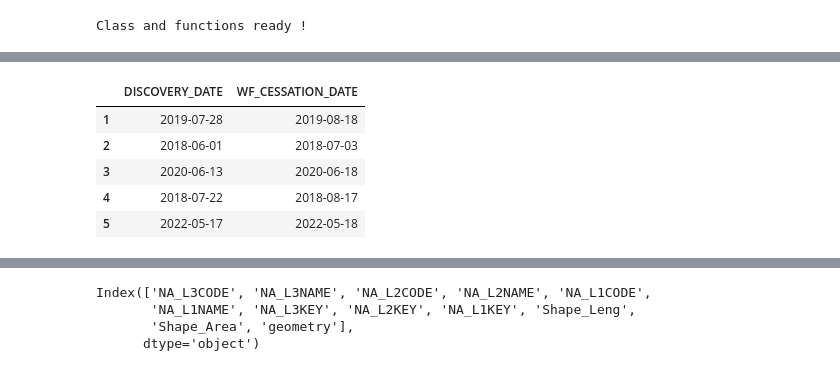
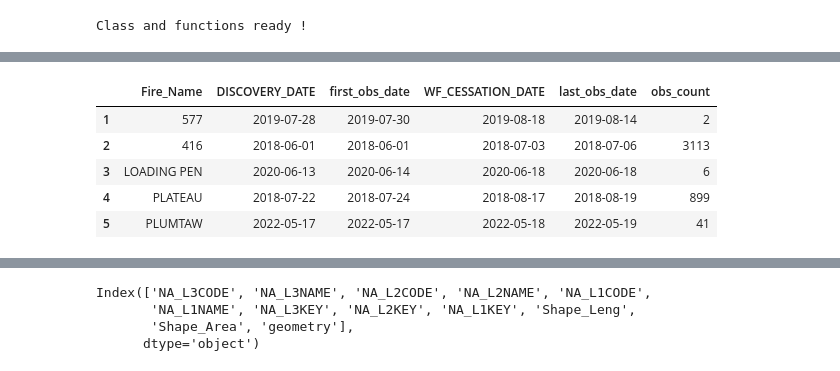
Before and after one commit to natshoff/aspen-fire-fork, a Jupyter notebook: Aim2/code/Python/XXviirs_access-swath.ipynb, the cells around one changed output, grey strips where cells are left out. Saved outputs shown, nothing was run; the diff lists cells and outputs as text; code cells hidden in the pictures.

```diff
--- a/Aim2/code/Python/XXviirs_access-swath.ipynb
+++ b/Aim2/code/Python/XXviirs_access-swath.ipynb
@@ -296,22 +293,17 @@ Class and functions ready !
 # Load the fire data
 # %%
 # Load the fire dataset for the Southern Rockies
-fp = os.path.join(projdir,'data/spatial/mod/NIFC/nifc-ics_2018_to_2023-aspen.gpkg')
-fires = gpd.read_file(fp)
-
-# subset to Southern Rockies
+fires = gpd.read_file(os.path.join(projdir,'data/spatial/mod/NIFC/nifc-ics_2018_to_2023-aspen-obs.gpkg'))
 fires = fires[fires['na_l3name'] == 'Southern Rockies']
 
 # tidy the fire id and name columns
 fires.rename(columns={'NIFC_ID': 'Fire_ID', 'NIFC_NAME': 'Fire_Name'}, inplace=True)
-# tify the date columns
+fires['obs_count'] = fires['obs_count'].fillna(0).astype(int) # fill NaN as 0 obs.
+fires = fires[fires['obs_count'] != 0]
+# tidy the date columns
 fires['DISCOVERY_DATE'] = pd.to_datetime(fires['DISCOVERY_DATE']).dt.date
 fires['WF_CESSATION_DATE'] = pd.to_datetime(fires['WF_CESSATION_DATE']).dt.date
 
-# # Adjust the start and end dates
-# fires['start_date'] = fires['DISCOVERY_DATE'] - timedelta(days=5)
-# fires['end_date'] = fires['WF_CESSATION_DATE'] + timedelta(days=5)
-
 print(f"Available attributes: \n{fires.columns}")
 print(f"\nThere are [{len(fires)}] fires.")
 # %% [output]
@@ -328,3 +320,0 @@ There are [67] fires.
-# %%
-fires['NIFC_ACRES'] = fires['NIFC_ACRES'].astype(float)
-fires['NIFC_ACRES'].describe()
@@ -341,4 +320,0 @@ Name: NIFC_ACRES, dtype: float64
-# %%
-fires = fires[fires['NIFC_ACRES'] > 34.749]
-print(len(fires))
-print(fires['Fire_Name'].unique())
@@ -359,9 +321,9 @@ print(fires['Fire_Name'].unique())
 # %%
-fires[['DISCOVERY_DATE','WF_CESSATION_DATE']].head()
+fires[['Fire_Name','DISCOVERY_DATE','first_obs_date','WF_CESSATION_DATE','last_obs_date','obs_count']].head()
 # %% [output]
-|  | DISCOVERY_DATE | WF_CESSATION_DATE |
-| 1 | 2019-07-28 | 2019-08-18 |
-| 2 | 2018-06-01 | 2018-07-03 |
-| 3 | 2020-06-13 | 2020-06-18 |
-| 4 | 2018-07-22 | 2018-08-17 |
-| 5 | 2022-05-17 | 2022-05-18 |
+|  | Fire_Name | DISCOVERY_DATE | first_obs_date | WF_CESSATION_DATE | last_obs_date | obs_count |
+| 1 | 577 | 2019-07-28 | 2019-07-30 | 2019-08-18 | 2019-08-14 | 2 |
+| 2 | 416 | 2018-06-01 | 2018-06-01 | 2018-07-03 | 2018-07-06 | 3113 |
+| 3 | LOADING PEN | 2020-06-13 | 2020-06-14 | 2020-06-18 | 2020-06-18 | 6 |
+| 4 | PLATEAU | 2018-07-22 | 2018-07-24 | 2018-08-17 | 2018-08-19 | 899 |
+| 5 | PLUMTAW | 2022-05-17 | 2022-05-17 | 2022-05-18 | 2022-05-19 | 41 |
```
Also changed, not shown: parts of 9 cells of this notebook, 3 other files.
